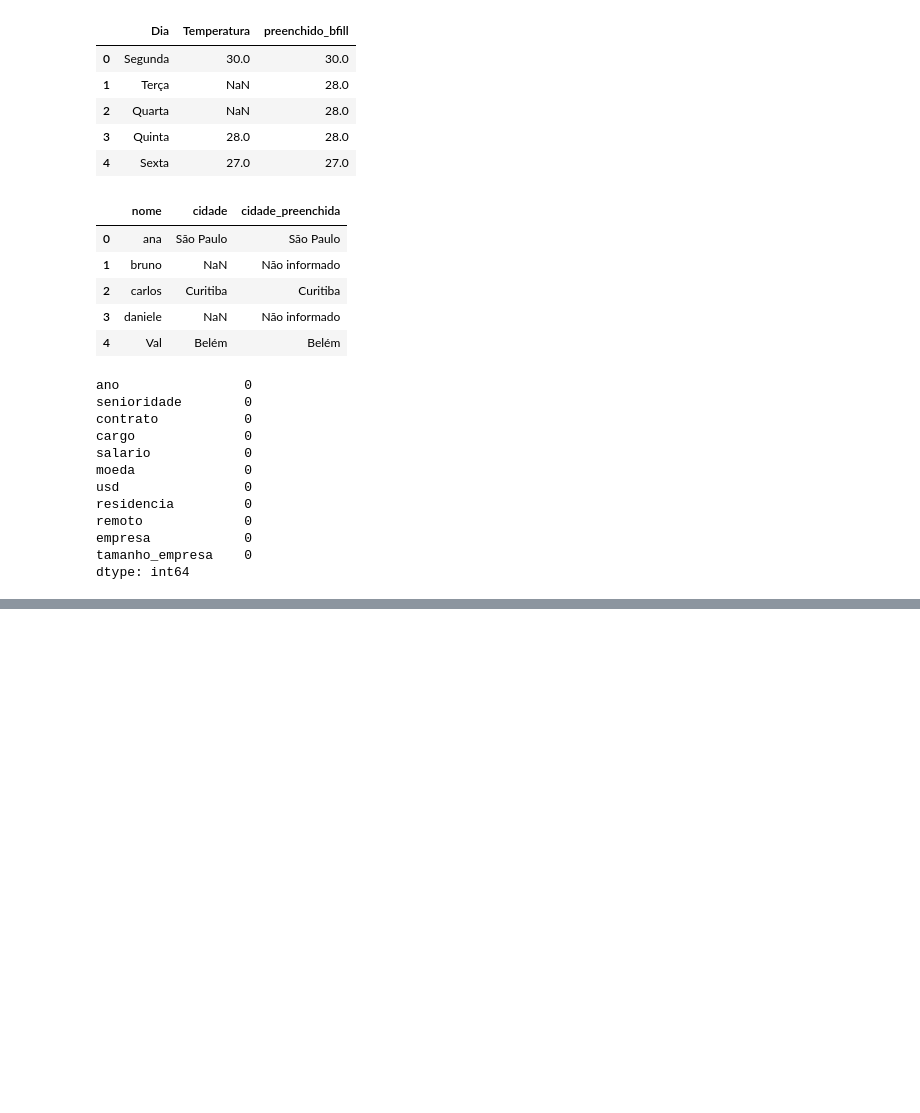
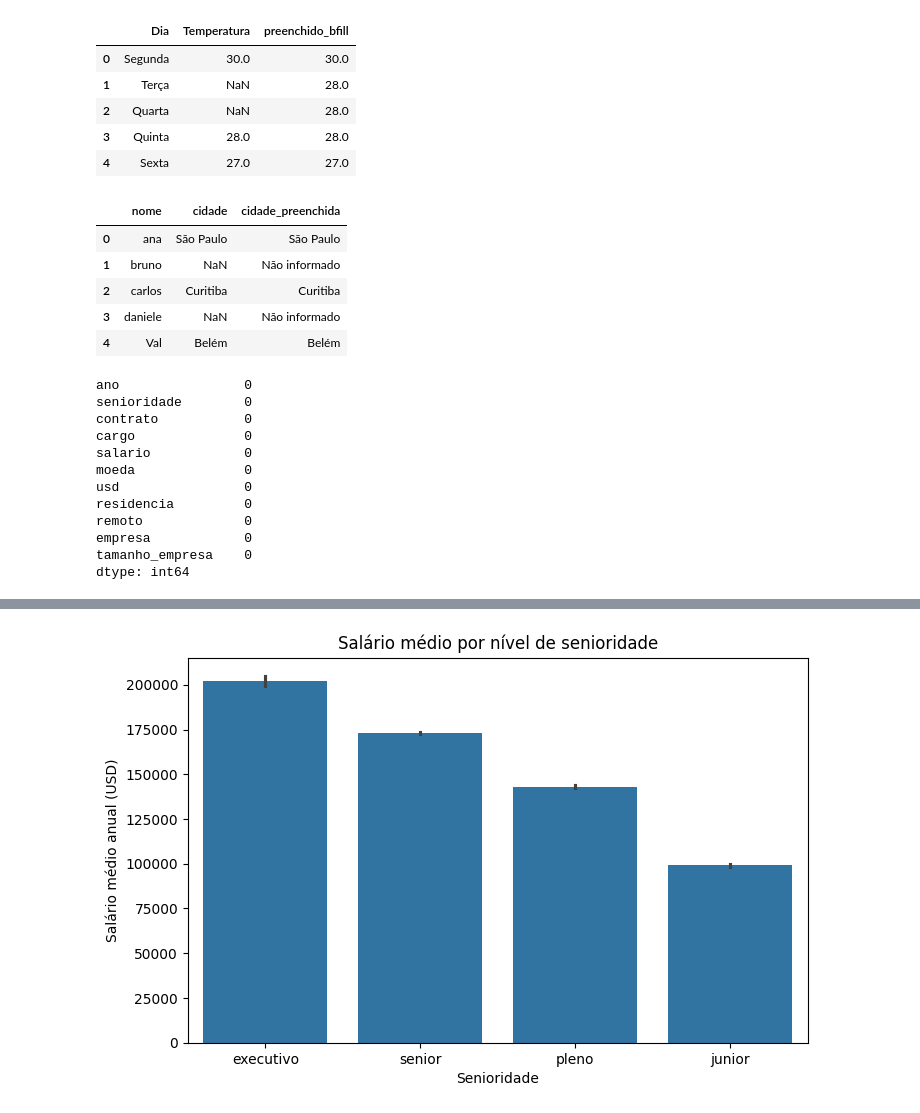
Before and after one commit to thierryLchaves/Notacoes_Alura_Dados_Python, a Jupyter notebook: src/explore_dados_com_pandas.ipynb, the cells around one changed output, grey strips where cells are left out. Drawn from its saved outputs; the diff is of its cells as text; code cells hidden in the pictures; blank space fills up the shorter version.

```diff
--- a/src/explore_dados_com_pandas.ipynb
+++ b/src/explore_dados_com_pandas.ipynb
@@ -401,0 +443,11 @@ df_limpo = df_limpo.assign(ano = df_limpo['ano'].astype('int64'))
+# %%
+ordem = df_limpo.groupby('senioridade')['usd'].mean().sort_values(ascending=False).index
+# %%
+plt.figure(figsize=(8,5))
+sns.barplot(data=df_limpo,x='senioridade',y='usd',order=ordem)
+plt.title("Salário médio por nível de senioridade")
+plt.xlabel("Senioridade")
+plt.ylabel("Salário médio anual (USD)")
+plt.show()
+# %% [output]
+[figure, added]
```
Also changed, not shown: parts of 17 cells of this notebook, 13 other files.
